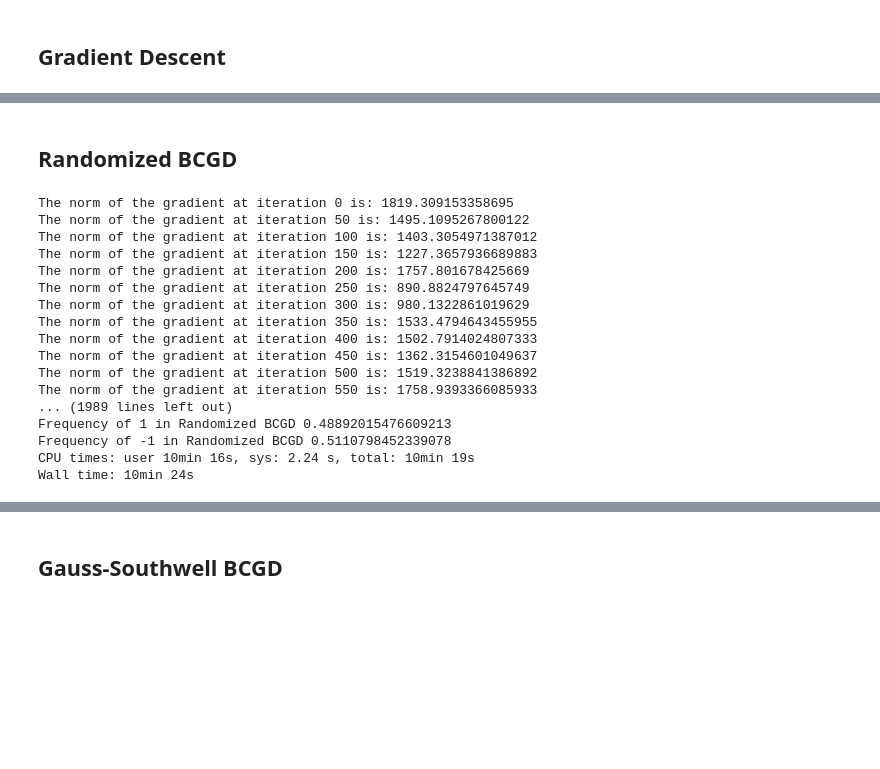
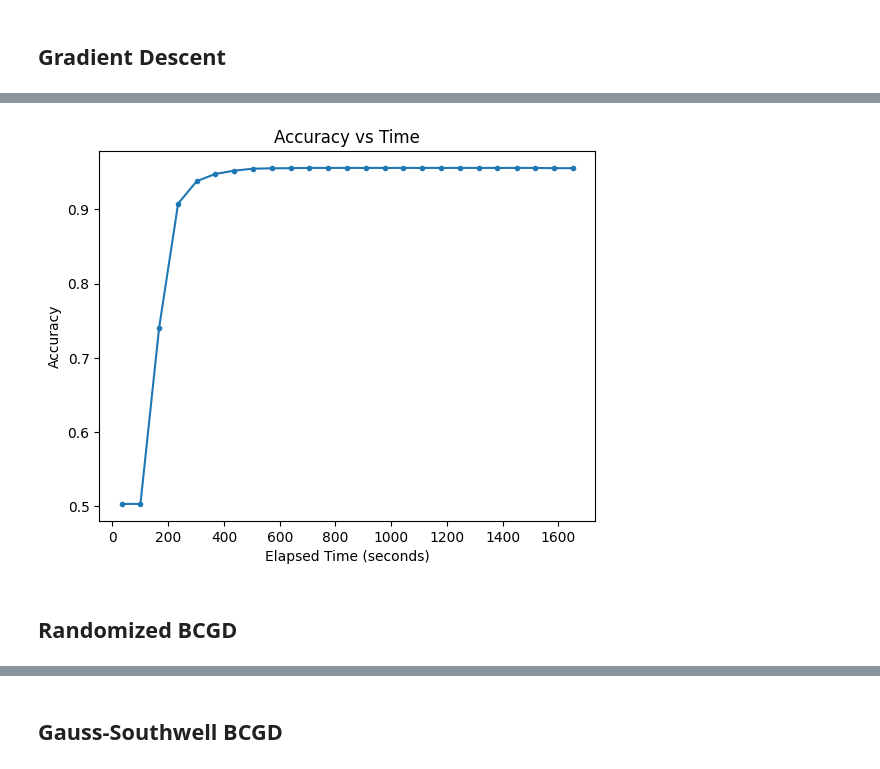
Before and after one commit to ValerioRocca/Optimization-HW1, a Jupyter notebook: Homework_OPT.ipynb, the cells around one changed output, grey strips where cells are left out. Drawn from its saved outputs; the diff is of its cells as text; code cells hidden in the pictures; blank space fills up the shorter version.

Commit message:
Partially fixed GS BCGD

```diff
--- a/Homework_OPT.ipynb
+++ b/Homework_OPT.ipynb
@@ -335,6 +338,15 @@ def acc_epochs_plot(result_list, true_unlab = true_unlab, check=check):
   plt.title('Accuracy vs Epochs')
   plt.xlabel('Epochs')
   plt.ylabel('Accuracy')
+# %%
+# Plot accuracy vs time
+def acc_time_plot(result_list, time_list):
+  plt.plot(time_list, result_list, marker = ".")
+
+  # Set the plot title and labels
+  plt.title('Accuracy vs Time')
+  plt.xlabel('Elapsed Time (seconds)')
+  plt.ylabel('Accuracy')
 # %% [markdown]
 ## Gradient Descent
 # %%
@@ -416,3 +428,7 @@ acc_epochs_plot(acc_list_gd, check = check_gd)
+# %%
+acc_time_plot(acc_list_gd, time_list_gd)
+# %% [output]
+[figure, added]
 # %% [markdown]
 ## Randomized BCGD
 # %%
@@ -460,27 +476,9 @@ check_random = 50     # Customzied check constant for the Randomized BCGD algori
 %%time
 y_lab_rand_bcgd, acc_list_rand_bcgd, time_list_rand_bcgd = rand_bcgd(labeled_samples, random_unlabeled, epochs = epochs_random, check = check_random)
 
-print(f"Accuracy for Randomized BCGD: {get_accuracy(y_lab_rand_bcgd)}")
+print(f"\nAccuracy for Randomized BCGD: {get_accuracy(y_lab_rand_bcgd)}")
 
-print("Frequency of 1 in Randomized BCGD {}".format(np.sum(threshold_sel(y_lab_rand_bcgd) == 1) / len(y_lab_rand_bcgd)))
-print("Frequency of -1 in Randomized BCGD {}".format(np.sum(threshold_sel(y_lab_rand_bcgd) == -1) / len(y_lab_rand_bcgd)))
+print("\nFrequency of 1 in Randomized BCGD {}".format(np.sum(threshold_sel(y_lab_rand_bcgd) == 1) / len(y_lab_rand_bcgd)))
+print("Frequency of -1 in Randomized BCGD {}\n".format(np.sum(threshold_sel(y_lab_rand_bcgd) == -1) / len(y_lab_rand_bcgd)))
-# %% [output]
-The norm of the gradient at iteration 0 is: 1819.309153358695
-The norm of the gradient at iteration 50 is: 1495.1095267800122
-The norm of the gradient at iteration 100 is: 1403.3054971387012
-The norm of the gradient at iteration 150 is: 1227.3657936689883
-The norm of the gradient at iteration 200 is: 1757.801678425669
-The norm of the gradient at iteration 250 is: 890.8824797645749
-The norm of the gradient at iteration 300 is: 980.1322861019629
-The norm of the gradient at iteration 350 is: 1533.4794643455955
-The norm of the gradient at iteration 400 is: 1502.7914024807333
-The norm of the gradient at iteration 450 is: 1362.3154601049637
-The norm of the gradient at iteration 500 is: 1519.3238841386892
-The norm of the gradient at iteration 550 is: 1758.9393366085933
-... (1989 lines left out)
-Frequency of 1 in Randomized BCGD 0.48892015476609213
-Frequency of -1 in Randomized BCGD 0.5110798452339078
-CPU times: user 10min 16s, sys: 2.24 s, total: 10min 19s
-Wall time: 10min 24s
 # %%
 miss_plot(y_lab_rand_bcgd)
```
Also changed, not shown: parts of 21 cells of this notebook.
